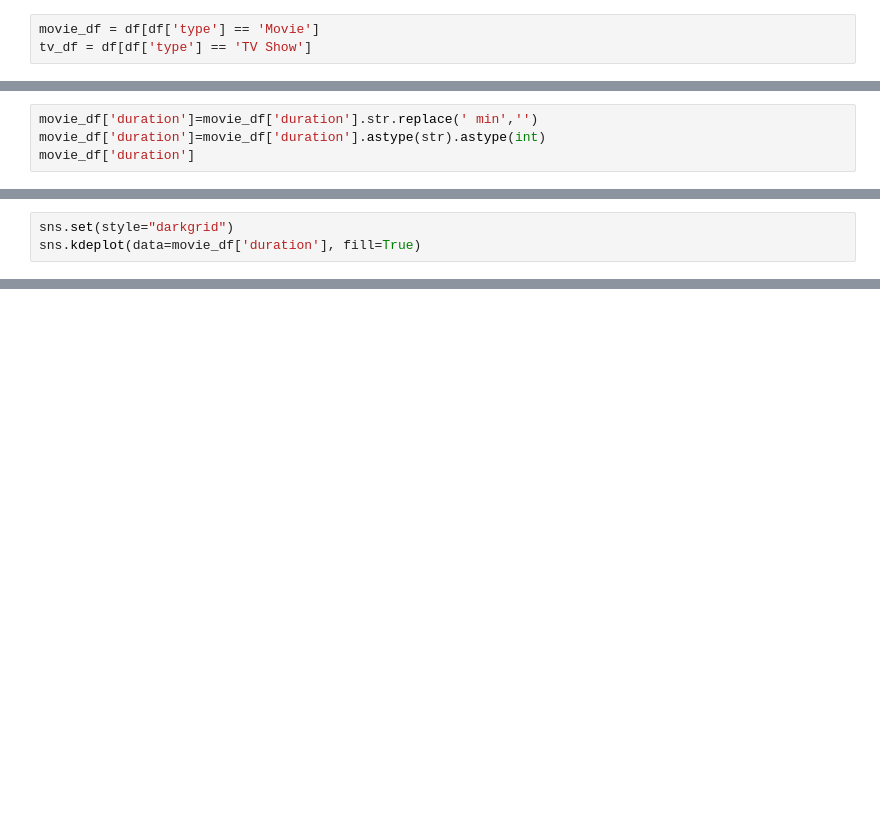
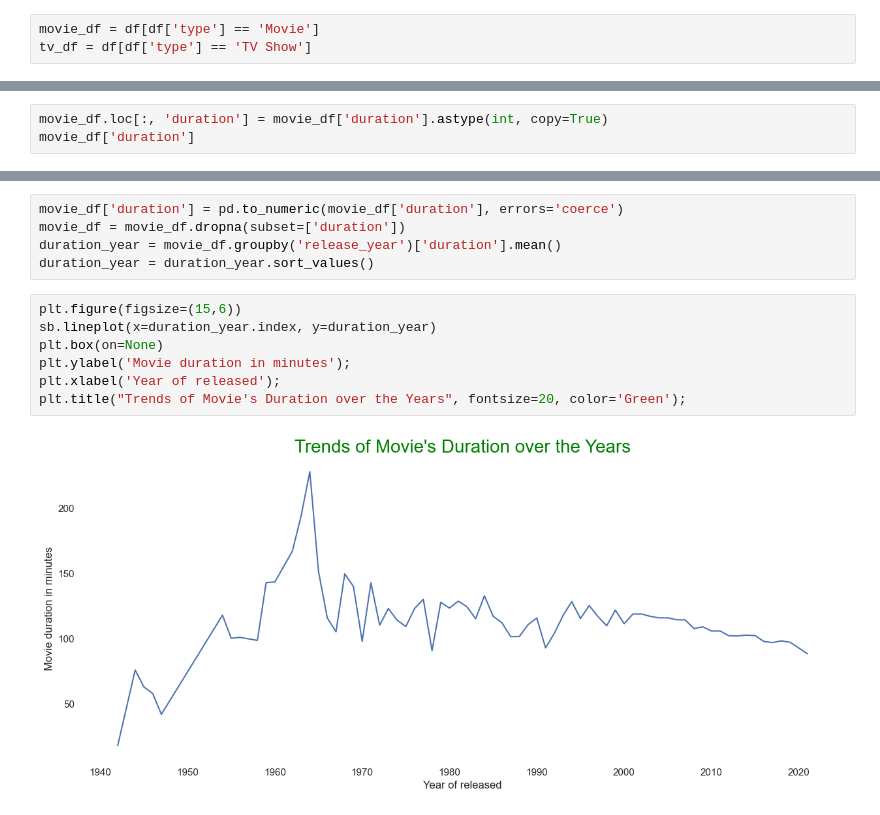
Before and after one commit to dilaraseren/eda-data-set, a Jupyter notebook: eda.ipynb, the cells around one changed output, grey strips where cells are left out. Cells and saved outputs as stored; diff of their text form; blank space fills up the shorter version.

```diff
--- a/eda.ipynb
+++ b/eda.ipynb
@@ -204,4 +180,0 @@ sns.countplot(y="release_year", data= df, palette="cool", order= df['release_yea
-# %%
-movie_df['duration']=movie_df['duration'].str.replace(' min','')
-movie_df['duration']=movie_df['duration'].astype(str).astype(int)
-movie_df['duration']
@@ -210,3 +180,0 @@ AttributeError: Can only use .str accessor with string values!
-# %%
-sns.set(style="darkgrid")
-sns.kdeplot(data=movie_df['duration'], fill=True)
@@ -227,0 +219,3 @@ TypeError: Could not convert s6118 to numeric
+# %%
+movie_df.loc[:, 'duration'] = movie_df['duration'].astype(int, copy=True)
+movie_df['duration']
@@ -227,0 +250,14 @@ TypeError: Could not convert s6118 to numeric
+# %%
+movie_df['duration'] = pd.to_numeric(movie_df['duration'], errors='coerce')
+movie_df = movie_df.dropna(subset=['duration'])
+duration_year = movie_df.groupby('release_year')['duration'].mean()
+duration_year = duration_year.sort_values()
+# %%
+plt.figure(figsize=(15,6))
+sb.lineplot(x=duration_year.index, y=duration_year)
+plt.box(on=None)
+plt.ylabel('Movie duration in minutes');
+plt.xlabel('Year of released');
+plt.title("Trends of Movie's Duration over the Years", fontsize=20, color='Green');
+# %% [output]
+[figure, added]
```
Also changed, not shown: parts of 59 cells of this notebook.
